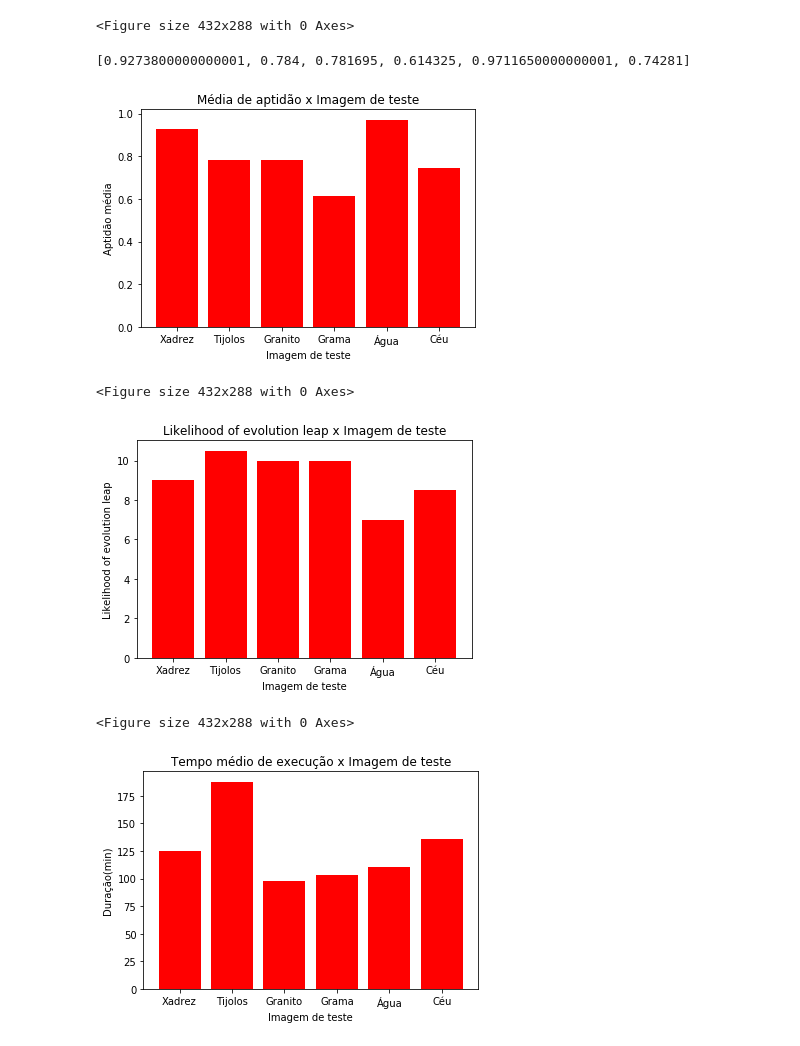
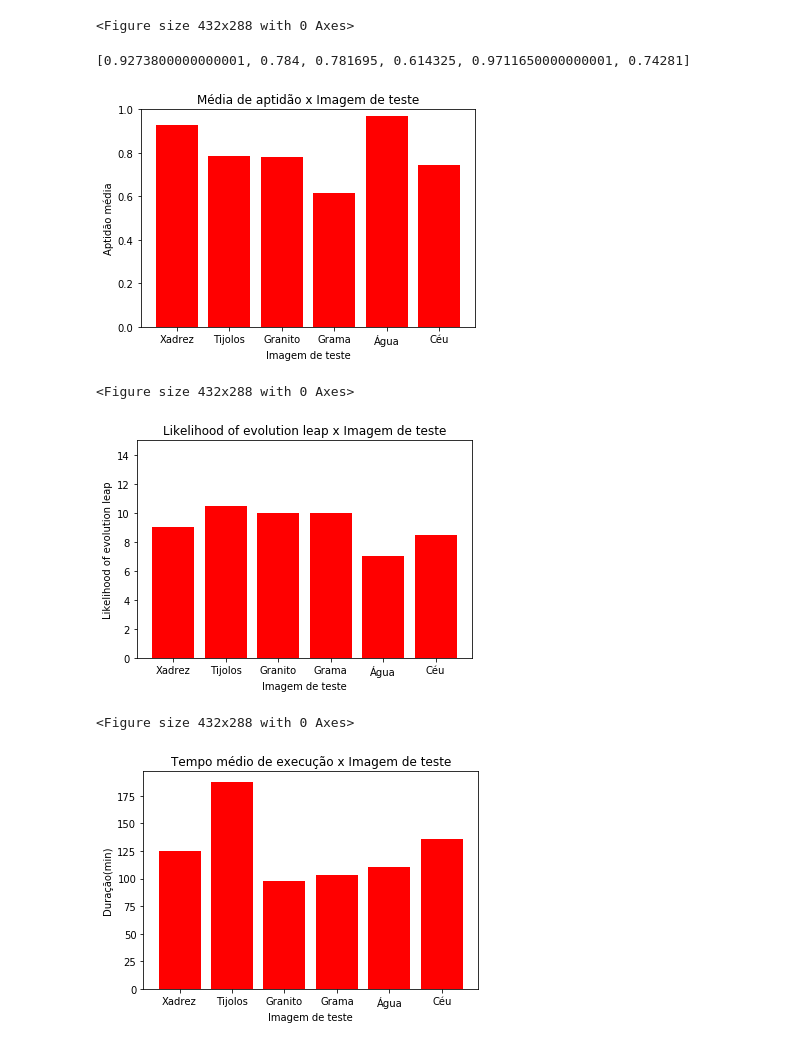
Before and after one commit to viniciusvmda/procedural-texture, a Jupyter notebook: graphics.ipynb, the cells around one changed output. Saved outputs shown, nothing was run; the diff lists cells and outputs as text; code cells hidden in the pictures.

Commit message:
Updated graphs

```diff
--- a/graphics.ipynb
+++ b/graphics.ipynb
@@ -51,6 +51,9 @@ for img in images:
   plt.xlabel('Geração')
   plt.ylabel('Aptidão')
 
+  plt.xlim((0,15))
+  plt.ylim((0,1))
+
   plt.legend(['Aptidão máxima (1º teste)', 'Aptidão máxima (2º teste)', 'Aptidão média (1º teste)', 'Aptidão média (2º teste)'], loc=4)
 
   plt.savefig('results/graph' + img + '.pdf')
@@ -135,12 +138,14 @@ plt.title('Média de aptidão x Imagem de teste')
 plt.xlabel('Imagem de teste')
 plt.ylabel('Aptidão média')
 
+plt.ylim((0,1))
+
 plt.savefig('results/graphAptidaoAvg.pdf')
 plt.show()
 plt.clf()
 # %% [output]
 [0.9273800000000001, 0.784, 0.781695, 0.614325, 0.9711650000000001, 0.74281]
-[figure, old version]
+[figure, new version]
 <Figure size 432x288 with 0 Axes>
 # %%
 # leaps
@@ -148,34 +153,36 @@ plt.clf()
 x = []
 lel = []
 for img in images:
   yMax=[]
   leaps = 0
   for i in range(0, 2):
     with open('results/' + img + str(i) + '.csv', 'r') as csvfile:
       plots= csv.reader(csvfile, delimiter=',')
       lastValue = sys.maxsize
       for row in plots:
         maxValue = float(row[2])
         if maxValue > lastValue:
           leaps += 1
         lastValue = maxValue
 
   x.append(names[img])
   lel.append(leaps / 2)
 
 plt.figure()
 plt.bar(x, lel, color='red')
 
 plt.title('Likelihood of evolution leap x Imagem de teste')
 
 plt.xlabel('Imagem de teste')
 plt.ylabel('Likelihood of evolution leap')
 
+plt.ylim((0,15))
+
 plt.savefig('results/graphLel.pdf')
 plt.show()
 plt.clf()
 # %% [output]
-[figure, old version]
+[figure, new version]
 <Figure size 432x288 with 0 Axes>
 # %%
 # tempo medio
```
Also changed, not shown: 8 other files.
